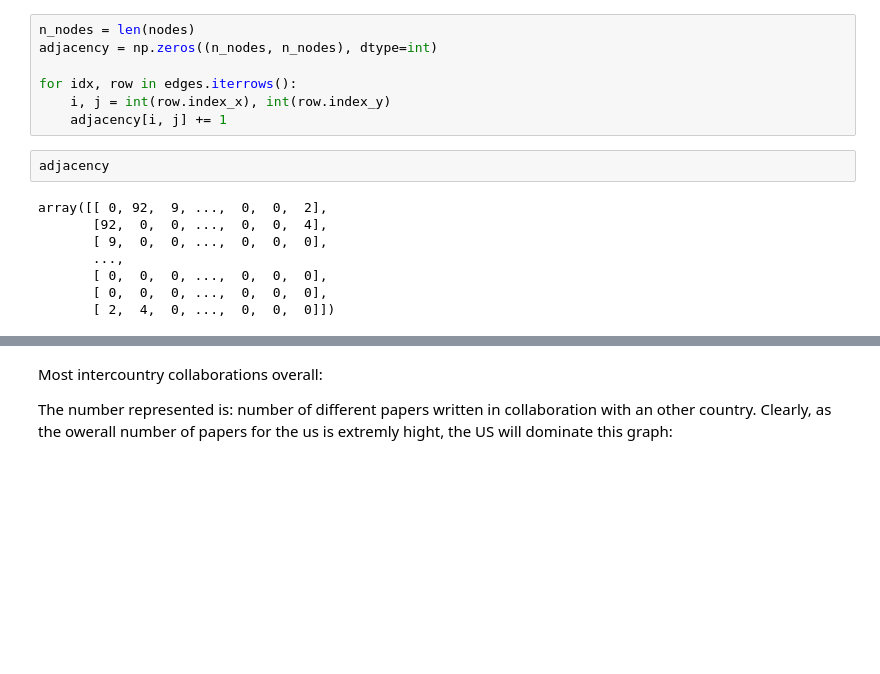
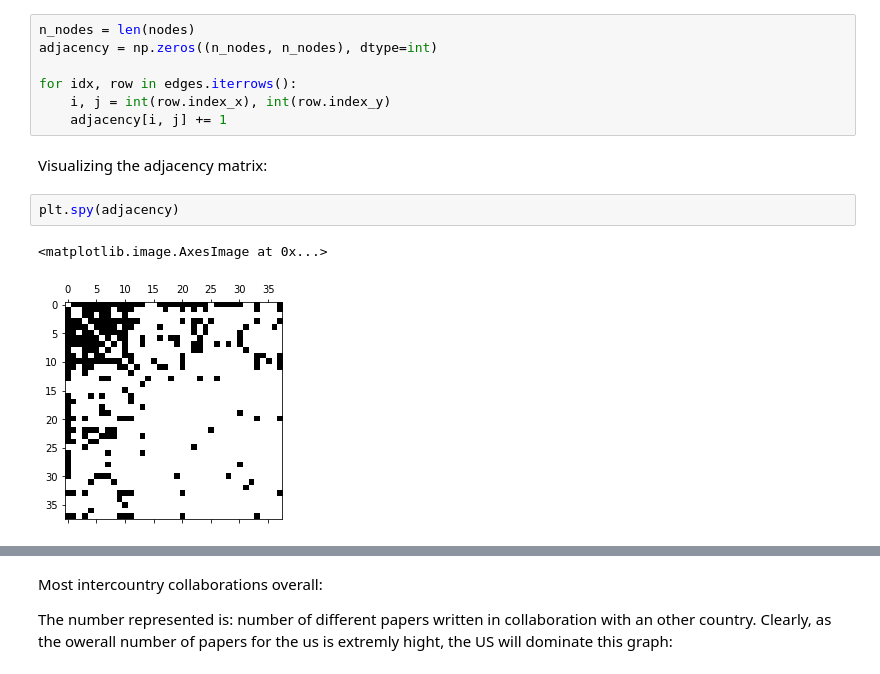
Before and after one commit to nourabassi/semester-project, a Jupyter notebook: Data exploration - Universities & Countries.ipynb, the cells around one changed output, grey strips where cells are left out. Drawn from its saved outputs; the diff is of its cells as text; blank space fills up the shorter version.

```diff
--- a/Data exploration - Universities & Countries.ipynb
+++ b/Data exploration - Universities & Countries.ipynb
@@ -354,15 +362,12 @@ adjacency = np.zeros((n_nodes, n_nodes), dtype=int)
 for idx, row in edges.iterrows():
     i, j = int(row.index_x), int(row.index_y)
     adjacency[i, j] += 1
-# %%
-adjacency
-# %% [output]
-array([[ 0, 92,  9, ...,  0,  0,  2],
-       [92,  0,  0, ...,  0,  0,  4],
-       [ 9,  0,  0, ...,  0,  0,  0],
-       ...,
-       [ 0,  0,  0, ...,  0,  0,  0],
-       [ 0,  0,  0, ...,  0,  0,  0],
-       [ 2,  4,  0, ...,  0,  0,  0]])
+# %% [markdown]
+Visualizing the adjacency matrix:
+# %%
+plt.spy(adjacency)
+# %% [output]
+<matplotlib.image.AxesImage at 0x...>
+[figure, added]
 # %%
 graph = nx.from_numpy_array(adjacency)
```
Also changed, not shown: parts of 56 cells of this notebook, 5 other files.
